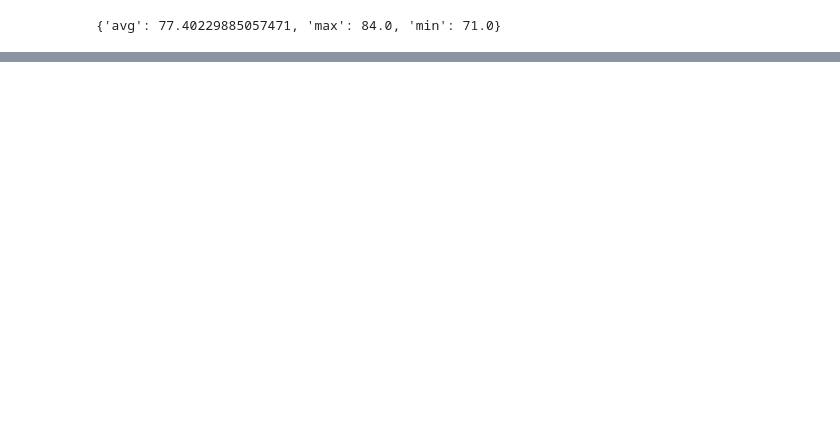
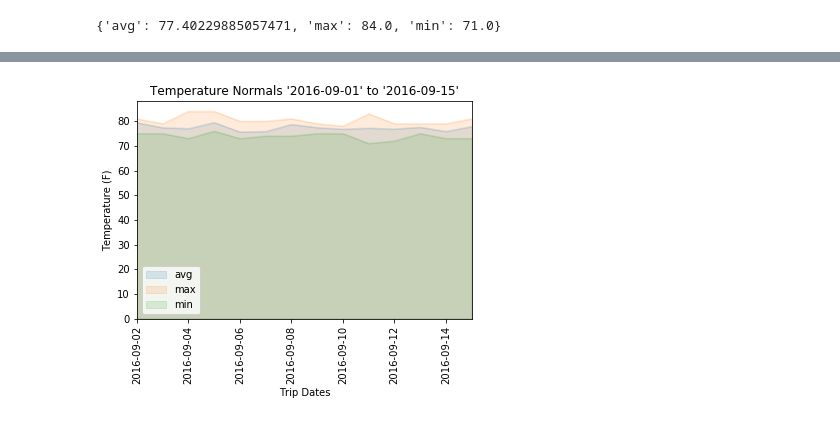
Before and after one commit to Jkremr/hawaii-weather-analysis, a Jupyter notebook: climate_analysis.ipynb, the cells around one changed output, grey strips where cells are left out. Drawn from its saved outputs; the diff is of its cells as text; code cells hidden in the pictures; blank space fills up the shorter version.

```diff
--- a/climate_analysis.ipynb
+++ b/climate_analysis.ipynb
@@ -177,6 +205,7 @@ calc_temps(trip_start, trip_return)
 {'avg': 77.40229885057471, 'max': 84.0, 'min': 71.0}
 # %%
 def calc_normals(start_date, end_date=None):
+
     if end_date == None:
         end_date = datetime.datetime.now().strftime("%Y-%m-%d")
     else:
@@ -189,9 +218,22 @@ def calc_normals(start_date, end_date=None):
         func.min(Measurements.temperature),
         func.max(Measurements.temperature),
         func.avg(Measurements.temperature)
-                                )\
-                                .group_by(Measurements.date)\
-                                .filter(Measurements.date >= start_date, Measurements.date <= end_date).all()
-    l = [[x[0].strftime('%Y-%m-%d'), float(x[1]), float(x[2]), float(x[3])] for x in normals]
-    d = [dict((k,v) for (k,v) in zip(labels,x)) for x in l]
+    )\.group_by(Measurements.date)\
+    .filter(Measurements.date >= start_date, Measurements.date <= end_date).all()
+
+    l = [
+        [x[0].strftime('%Y-%m-%d'), float(x[1]), float(x[2]), float(x[3])]
+        for x
+        in normals
+    ]
+
+    d = [
+        dict((k,v)
+             for (k,v)
+             in zip(labels,x)
+            )
+        for x
+        in l
+    ]
+
     return d
@@ -248,0 +347,4 @@ error
+# %%
+trip_normals = calc_normals(trip_start, trip_return)
+trip_normals_df = pd.DataFrame(trip_normals).set_index('date')
+trip_normals_df.head()
@@ -248,0 +359,18 @@ error
+# %%
+# Plot stacked areas to show the normals during the trip period.
+# fig,ax = plt.subplots()
+
+ax = trip_normals_df.plot.area(stacked=False, alpha=.15)
+
+ax.set_title('Temperature Normals %r to %r' % (
+    trip_start_str,
+    trip_return_str))
+ax.set_xlabel('Trip Dates')
+ax.set_ylabel('Temperature (F)')
+plt.xticks(rotation='vertical')
+
+fig.set_size_inches(14, 9)
+
+plt.show()
+# %% [output]
+[figure, added]
```
Also changed, not shown: parts of 28 cells of this notebook, 1 other file.
